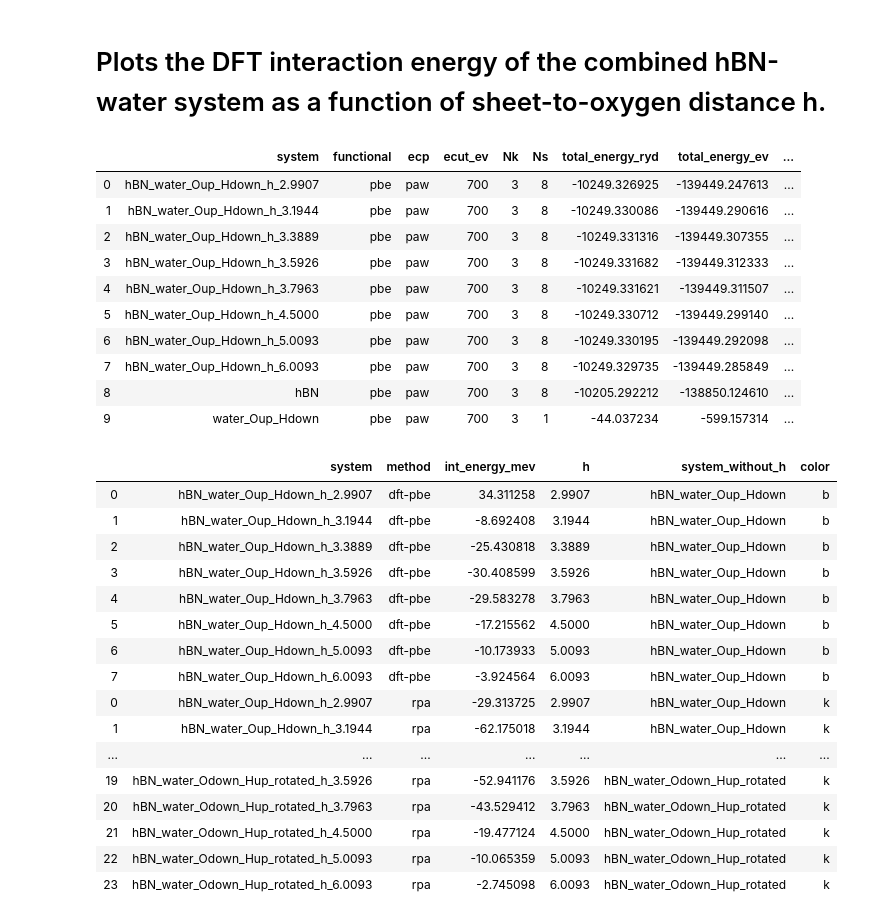
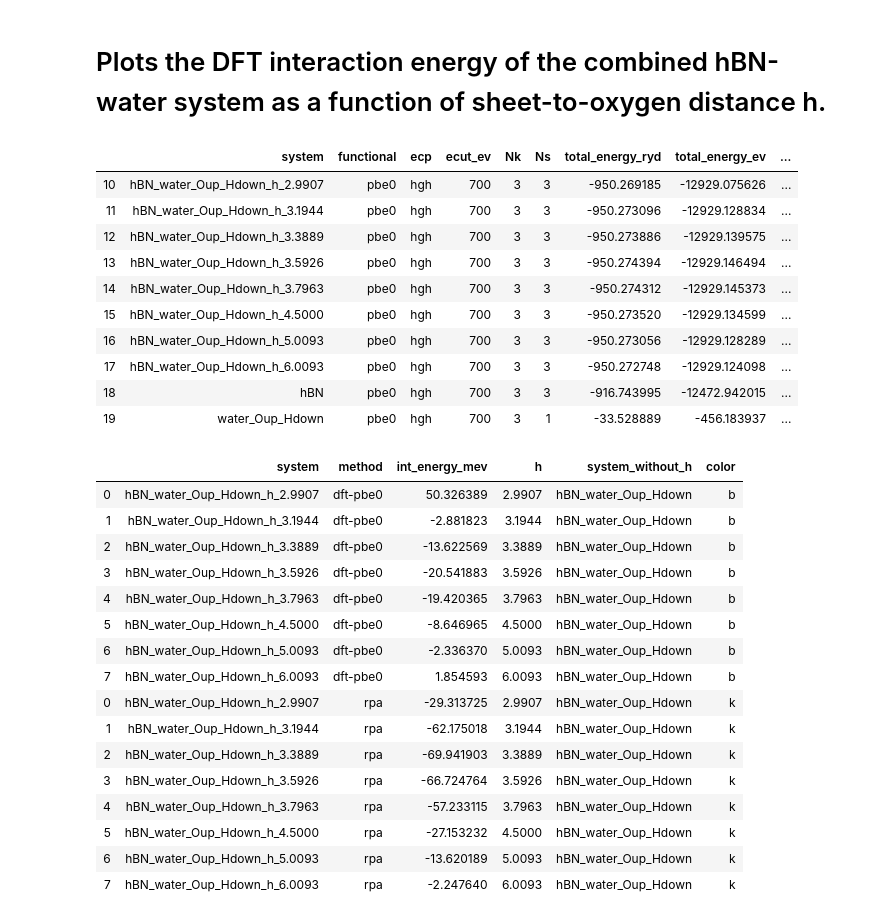
Before and after one commit to kkleiner1/hBN_water_interaction_from_dft, a Jupyter notebook: dft/hBN_water_interaction_energy_analysis/plot_interaction_energy.ipynb, the cells around one changed output. Cells and saved outputs as stored; diff of their text form; code cells hidden in the pictures.

```diff
--- a/dft/hBN_water_interaction_energy_analysis/plot_interaction_energy.ipynb
+++ b/dft/hBN_water_interaction_energy_analysis/plot_interaction_energy.ipynb
@@ -112,19 +107,20 @@ def plot_int_energy(df):
 # %%
 dft_data_path = "dft_total_energy_data.txt"
 df_dft = make_df_dft(dft_data_path)
+df_dft = df_dft[df_dft.ecp == "hgh"]
 df_dft
 # %% [output]
 |  | system | functional | ecp | ecut_ev | Nk | Ns | total_energy_ryd | total_energy_ev | ... |
-| 0 | hBN_water_Oup_Hdown_h_2.9907 | pbe | paw | 700 | 3 | 8 | -10249.326925 | -139449.247613 | ... |
-| 1 | hBN_water_Oup_Hdown_h_3.1944 | pbe | paw | 700 | 3 | 8 | -10249.330086 | -139449.290616 | ... |
-| 2 | hBN_water_Oup_Hdown_h_3.3889 | pbe | paw | 700 | 3 | 8 | -10249.331316 | -139449.307355 | ... |
-| 3 | hBN_water_Oup_Hdown_h_3.5926 | pbe | paw | 700 | 3 | 8 | -10249.331682 | -139449.312333 | ... |
-| 4 | hBN_water_Oup_Hdown_h_3.7963 | pbe | paw | 700 | 3 | 8 | -10249.331621 | -139449.311507 | ... |
-| 5 | hBN_water_Oup_Hdown_h_4.5000 | pbe | paw | 700 | 3 | 8 | -10249.330712 | -139449.299140 | ... |
-| 6 | hBN_water_Oup_Hdown_h_5.0093 | pbe | paw | 700 | 3 | 8 | -10249.330195 | -139449.292098 | ... |
-| 7 | hBN_water_Oup_Hdown_h_6.0093 | pbe | paw | 700 | 3 | 8 | -10249.329735 | -139449.285849 | ... |
-| 8 | hBN | pbe | paw | 700 | 3 | 8 | -10205.292212 | -138850.124610 | ... |
-| 9 | water_Oup_Hdown | pbe | paw | 700 | 3 | 1 | -44.037234 | -599.157314 | ... |
+| 10 | hBN_water_Oup_Hdown_h_2.9907 | pbe0 | hgh | 700 | 3 | 3 | -950.269185 | -12929.075626 | ... |
+| 11 | hBN_water_Oup_Hdown_h_3.1944 | pbe0 | hgh | 700 | 3 | 3 | -950.273096 | -12929.128834 | ... |
+| 12 | hBN_water_Oup_Hdown_h_3.3889 | pbe0 | hgh | 700 | 3 | 3 | -950.273886 | -12929.139575 | ... |
+| 13 | hBN_water_Oup_Hdown_h_3.5926 | pbe0 | hgh | 700 | 3 | 3 | -950.274394 | -12929.146494 | ... |
+| 14 | hBN_water_Oup_Hdown_h_3.7963 | pbe0 | hgh | 700 | 3 | 3 | -950.274312 | -12929.145373 | ... |
+| 15 | hBN_water_Oup_Hdown_h_4.5000 | pbe0 | hgh | 700 | 3 | 3 | -950.273520 | -12929.134599 | ... |
+| 16 | hBN_water_Oup_Hdown_h_5.0093 | pbe0 | hgh | 700 | 3 | 3 | -950.273056 | -12929.128289 | ... |
+| 17 | hBN_water_Oup_Hdown_h_6.0093 | pbe0 | hgh | 700 | 3 | 3 | -950.272748 | -12929.124098 | ... |
+| 18 | hBN | pbe0 | hgh | 700 | 3 | 3 | -916.743995 | -12472.942015 | ... |
+| 19 | water_Oup_Hdown | pbe0 | hgh | 700 | 3 | 1 | -33.528889 | -456.183937 | ... |
 # %%
 rpa_data_path = "rpa_interaction_energy_data.txt"
 df_dft_int_energies = make_df_dft_int_energies(df_dft)
@@ -132,25 +128,26 @@ df_int_energies = pd.concat(
     [df_dft_int_energies, make_df_rpa_int_energies(rpa_data_path)]
 )
 df_int_energies["color"] = df_int_energies["method"].apply(add_color_code)
+df_int_energies = df_int_energies[df_int_energies.system_without_h == "hBN_water_Oup_Hdown"]
 df_int_energies
 # %% [output]
 |  | system | method | int_energy_mev | h | system_without_h | color |
-| 0 | hBN_water_Oup_Hdown_h_2.9907 | dft-pbe | 34.311258 | 2.9907 | hBN_water_Oup_Hdown | b |
-| 1 | hBN_water_Oup_Hdown_h_3.1944 | dft-pbe | -8.692408 | 3.1944 | hBN_water_Oup_Hdown | b |
-| 2 | hBN_water_Oup_Hdown_h_3.3889 | dft-pbe | -25.430818 | 3.3889 | hBN_water_Oup_Hdown | b |
-| 3 | hBN_water_Oup_Hdown_h_3.5926 | dft-pbe | -30.408599 | 3.5926 | hBN_water_Oup_Hdown | b |
-| 4 | hBN_water_Oup_Hdown_h_3.7963 | dft-pbe | -29.583278 | 3.7963 | hBN_water_Oup_Hdown | b |
-| 5 | hBN_water_Oup_Hdown_h_4.5000 | dft-pbe | -17.215562 | 4.5000 | hBN_water_Oup_Hdown | b |
-| 6 | hBN_water_Oup_Hdown_h_5.0093 | dft-pbe | -10.173933 | 5.0093 | hBN_water_Oup_Hdown | b |
-| 7 | hBN_water_Oup_Hdown_h_6.0093 | dft-pbe | -3.924564 | 6.0093 | hBN_water_Oup_Hdown | b |
+| 0 | hBN_water_Oup_Hdown_h_2.9907 | dft-pbe0 | 50.326389 | 2.9907 | hBN_water_Oup_Hdown | b |
+| 1 | hBN_water_Oup_Hdown_h_3.1944 | dft-pbe0 | -2.881823 | 3.1944 | hBN_water_Oup_Hdown | b |
+| 2 | hBN_water_Oup_Hdown_h_3.3889 | dft-pbe0 | -13.622569 | 3.3889 | hBN_water_Oup_Hdown | b |
+| 3 | hBN_water_Oup_Hdown_h_3.5926 | dft-pbe0 | -20.541883 | 3.5926 | hBN_water_Oup_Hdown | b |
+| 4 | hBN_water_Oup_Hdown_h_3.7963 | dft-pbe0 | -19.420365 | 3.7963 | hBN_water_Oup_Hdown | b |
+| 5 | hBN_water_Oup_Hdown_h_4.5000 | dft-pbe0 | -8.646965 | 4.5000 | hBN_water_Oup_Hdown | b |
+| 6 | hBN_water_Oup_Hdown_h_5.0093 | dft-pbe0 | -2.336370 | 5.0093 | hBN_water_Oup_Hdown | b |
+| 7 | hBN_water_Oup_Hdown_h_6.0093 | dft-pbe0 | 1.854593 | 6.0093 | hBN_water_Oup_Hdown | b |
 | 0 | hBN_water_Oup_Hdown_h_2.9907 | rpa | -29.313725 | 2.9907 | hBN_water_Oup_Hdown | k |
 | 1 | hBN_water_Oup_Hdown_h_3.1944 | rpa | -62.175018 | 3.1944 | hBN_water_Oup_Hdown | k |
-| ... | ... | ... | ... | ... | ... | ... |
-| 19 | hBN_water_Odown_Hup_rotated_h_3.5926 | rpa | -52.941176 | 3.5926 | hBN_water_Odown_Hup_rotated | k |
-| 20 | hBN_water_Odown_Hup_rotated_h_3.7963 | rpa | -43.529412 | 3.7963 | hBN_water_Odown_Hup_rotated | k |
-| 21 | hBN_water_Odown_Hup_rotated_h_4.5000 | rpa | -19.477124 | 4.5000 | hBN_water_Odown_Hup_rotated | k |
-| 22 | hBN_water_Odown_Hup_rotated_h_5.0093 | rpa | -10.065359 | 5.0093 | hBN_water_Odown_Hup_rotated | k |
-| 23 | hBN_water_Odown_Hup_rotated_h_6.0093 | rpa | -2.745098 | 6.0093 | hBN_water_Odown_Hup_rotated | k |
+| 2 | hBN_water_Oup_Hdown_h_3.3889 | rpa | -69.941903 | 3.3889 | hBN_water_Oup_Hdown | k |
+| 3 | hBN_water_Oup_Hdown_h_3.5926 | rpa | -66.724764 | 3.5926 | hBN_water_Oup_Hdown | k |
+| 4 | hBN_water_Oup_Hdown_h_3.7963 | rpa | -57.233115 | 3.7963 | hBN_water_Oup_Hdown | k |
+| 5 | hBN_water_Oup_Hdown_h_4.5000 | rpa | -27.153232 | 4.5000 | hBN_water_Oup_Hdown | k |
+| 6 | hBN_water_Oup_Hdown_h_5.0093 | rpa | -13.620189 | 5.0093 | hBN_water_Oup_Hdown | k |
+| 7 | hBN_water_Oup_Hdown_h_6.0093 | rpa | -2.247640 | 6.0093 | hBN_water_Oup_Hdown | k |
 # %%
 data_path = "all_interaction_energy_data.txt"
 df_int_energies.to_csv(data_path, header=None, index=None, sep=" ", mode="w")
```
Also changed, not shown: parts of 2 cells of this notebook, 1 other file.
